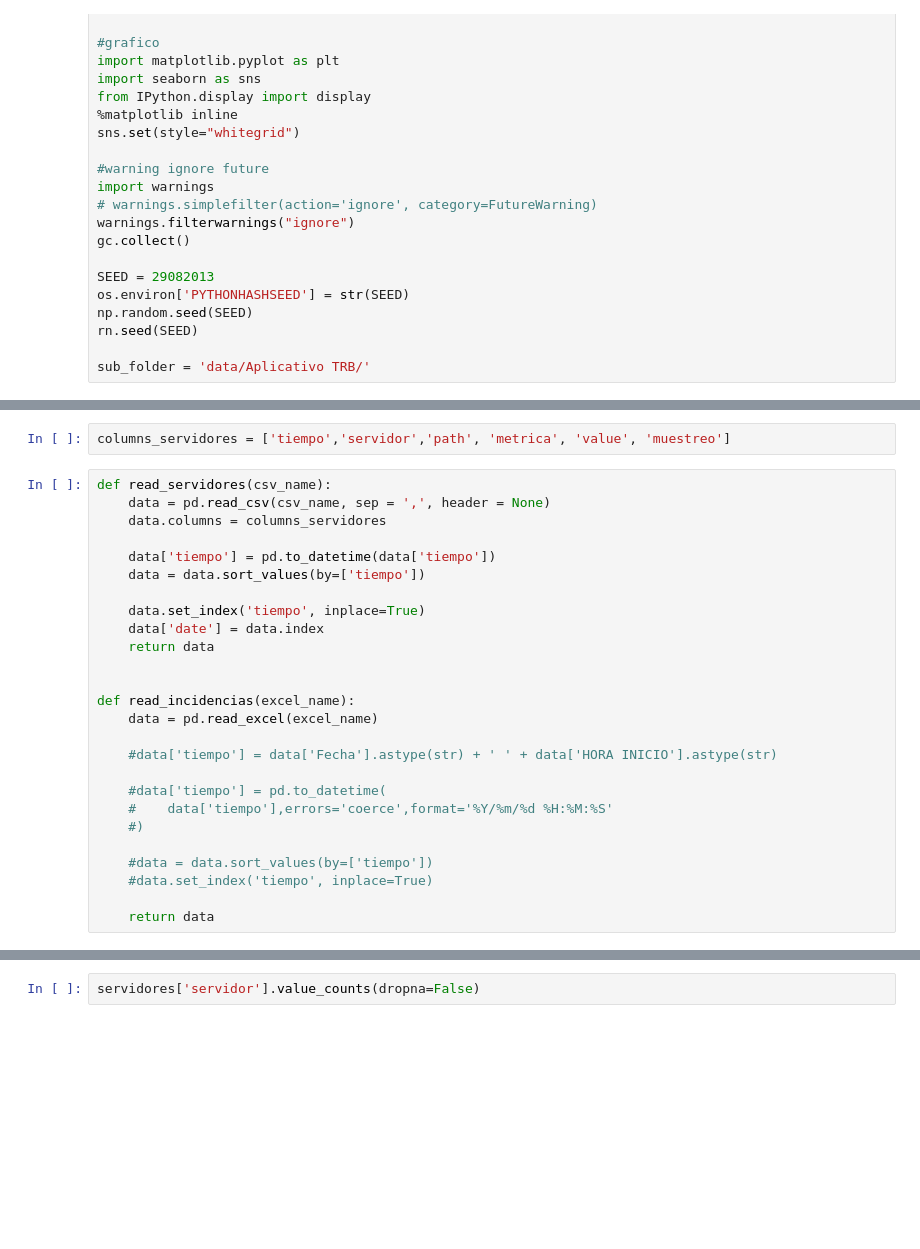
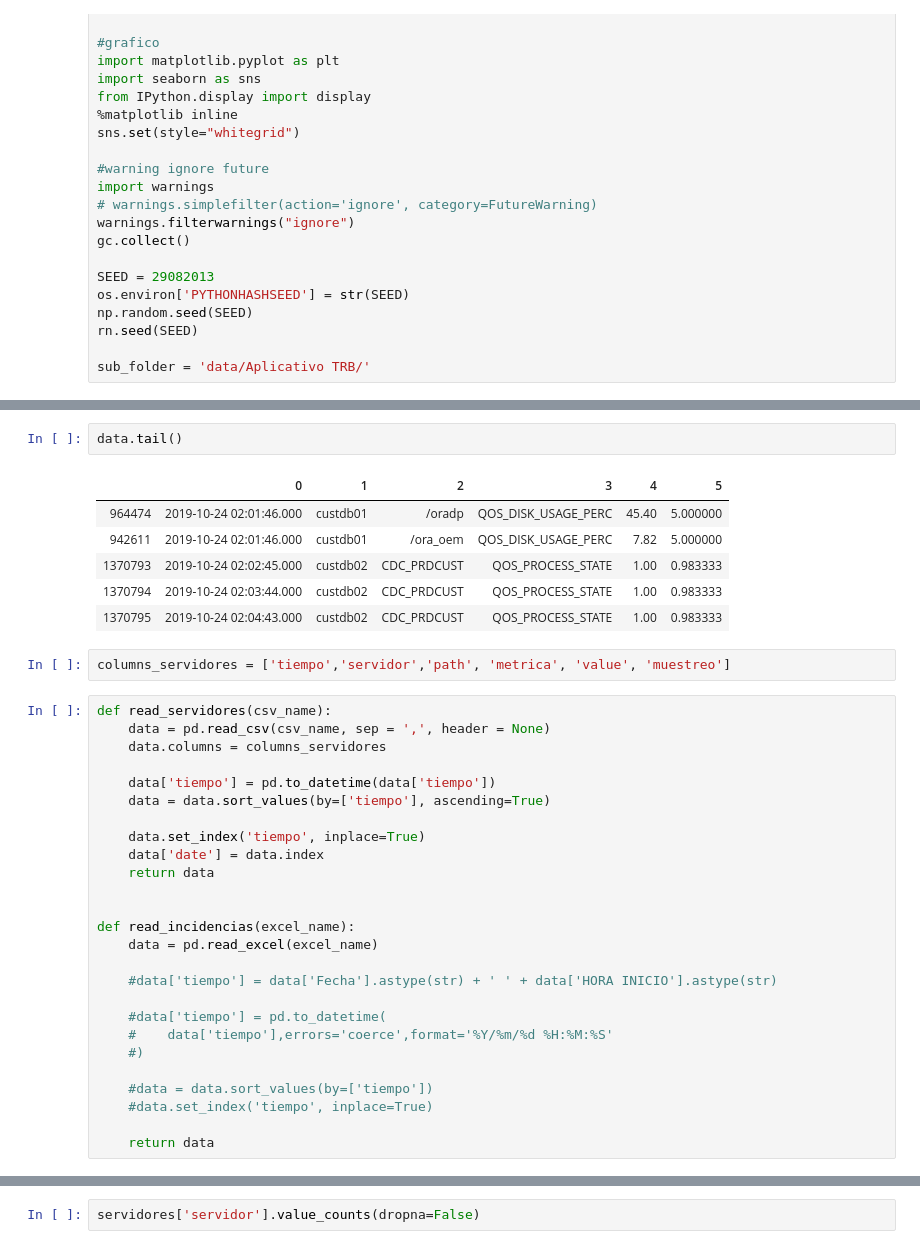
Before and after one commit to JoseJaita/Movistar-POC, a Jupyter notebook: TRB.ipynb, the cells around one changed output, grey strips where cells are left out. Saved outputs shown, nothing was run; the diff lists cells and outputs as text; blank space fills up the shorter version.

```diff
--- a/TRB.ipynb
+++ b/TRB.ipynb
@@ -32,3 +44,12 @@ sub_folder = 'data/Aplicativo TRB/'
+# %%
+data.tail()
+# %% [output]
+|  | 0 | 1 | 2 | 3 | 4 | 5 |
+| 964474 | 2019-10-24 02:01:46.000 | custdb01 | /oradp | QOS_DISK_USAGE_PERC | 45.40 | 5.000000 |
+| 942611 | 2019-10-24 02:01:46.000 | custdb01 | /ora_oem | QOS_DISK_USAGE_PERC | 7.82 | 5.000000 |
+| 1370793 | 2019-10-24 02:02:45.000 | custdb02 | CDC_PRDCUST | QOS_PROCESS_STATE | 1.00 | 0.983333 |
+| 1370794 | 2019-10-24 02:03:44.000 | custdb02 | CDC_PRDCUST | QOS_PROCESS_STATE | 1.00 | 0.983333 |
+| 1370795 | 2019-10-24 02:04:43.000 | custdb02 | CDC_PRDCUST | QOS_PROCESS_STATE | 1.00 | 0.983333 |
 # %%
 columns_servidores = ['tiempo','servidor','path', 'metrica', 'value', 'muestreo']
 # %%
@@ -37,7 +58,7 @@ def read_servidores(csv_name):
     data.columns = columns_servidores
 
     data['tiempo'] = pd.to_datetime(data['tiempo'])
-    data = data.sort_values(by=['tiempo'])
+    data = data.sort_values(by=['tiempo'], ascending=True)
 
     data.set_index('tiempo', inplace=True)
     data['date'] = data.index
```
Also changed, not shown: parts of 6 cells of this notebook, 2 other files.
